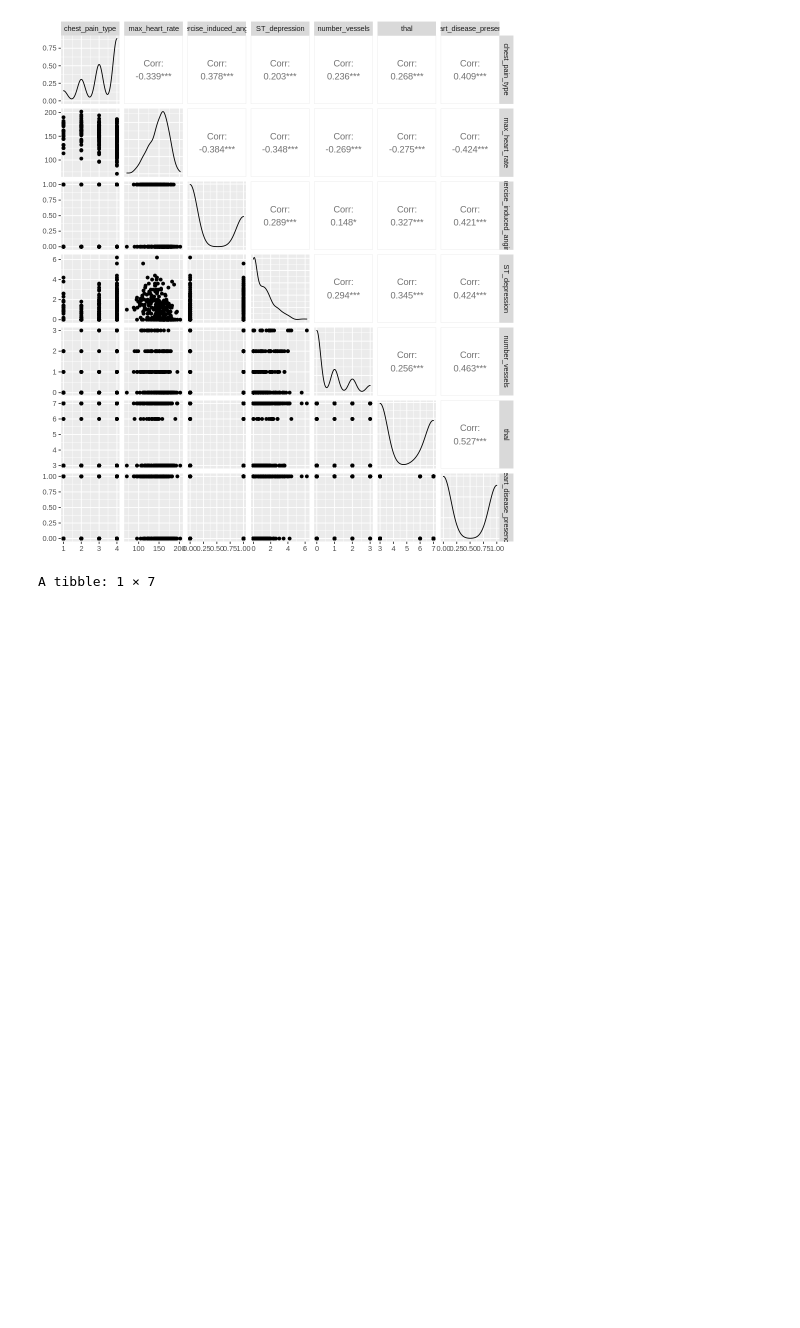
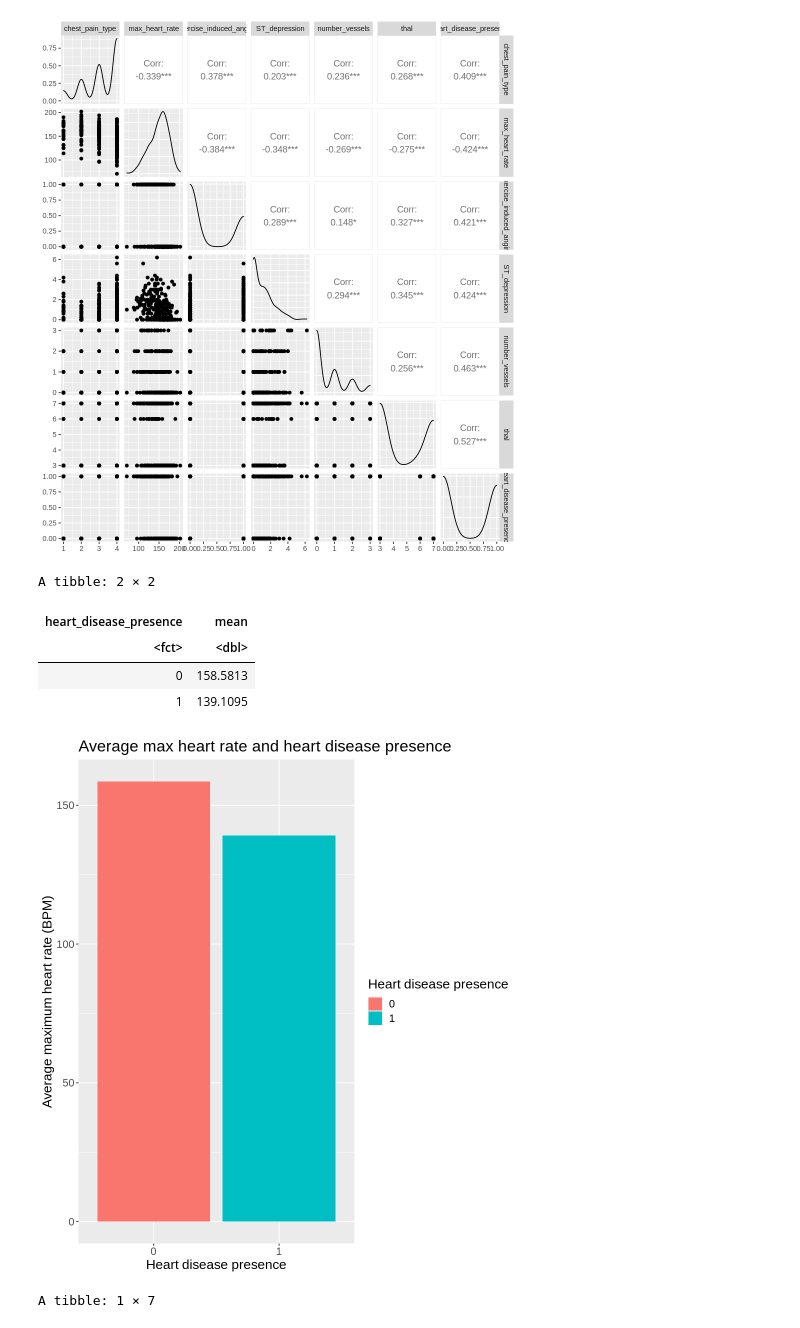
Before and after one commit to samtang22/dsci-100-2022W1-group-21, a Jupyter notebook: heart.data.ipynb, the cells around one changed output. Cells and saved outputs as stored; diff of their text form; code cells hidden in the pictures; blank space fills up the shorter version.

Commit message:
added bar plot

```diff
--- a/heart.data.ipynb
+++ b/heart.data.ipynb
@@ -222,6 +220,25 @@ A tibble: 297 × 7
 | 4 | 115 | 1 | 1.2 | 1 | 7 | ... |
 | 2 | 174 | 0 | 0.0 | 1 | 3 | ... |
 [figure]
+# %%
+heart_data_summarized <- heart_data |>
+    select(max_heart_rate, heart_disease_presence) |>
+    group_by(heart_disease_presence) |>
+    summarize(mean = mean(max_heart_rate))
+heart_data_summarized
+heart_rate_graph <- ggplot(heart_data_summarized, aes(y = mean, x = heart_disease_presence, fill = heart_disease_presence)) +
+    geom_bar(stat = "identity") +
+    labs(x = "Heart disease presence", y = "Average maximum heart rate (BPM)", fill = "Heart disease presence") +
+    theme(text = element_text(size = 16)) +
+    ggtitle("Average max heart rate and heart disease presence")
+heart_rate_graph
+# %% [output]
+A tibble: 2 × 2
+| heart_disease_presence | mean |
+| <fct> | <dbl> |
+| 0 | 158.5813 |
+| 1 | 139.1095 |
+[figure, added]
 # %%
 set.seed(1)
 heart_split <- initial_split(heart_data, prop = 0.75, strata = heart_disease_presence)
```
Also changed, not shown: parts of 4 cells of this notebook.
